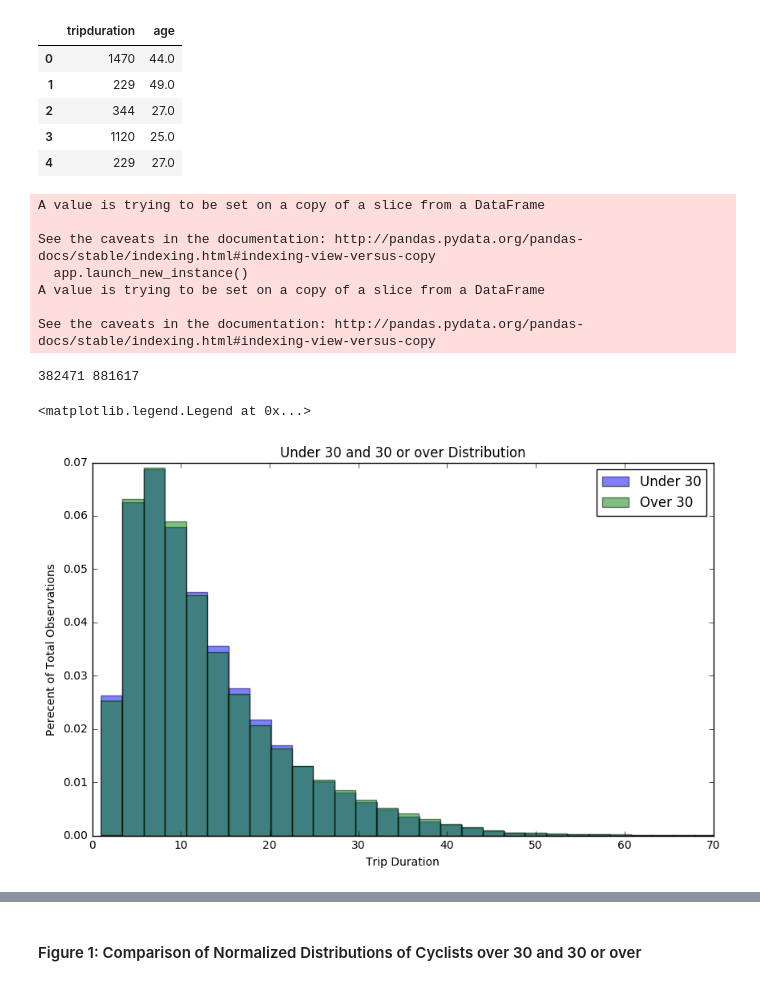
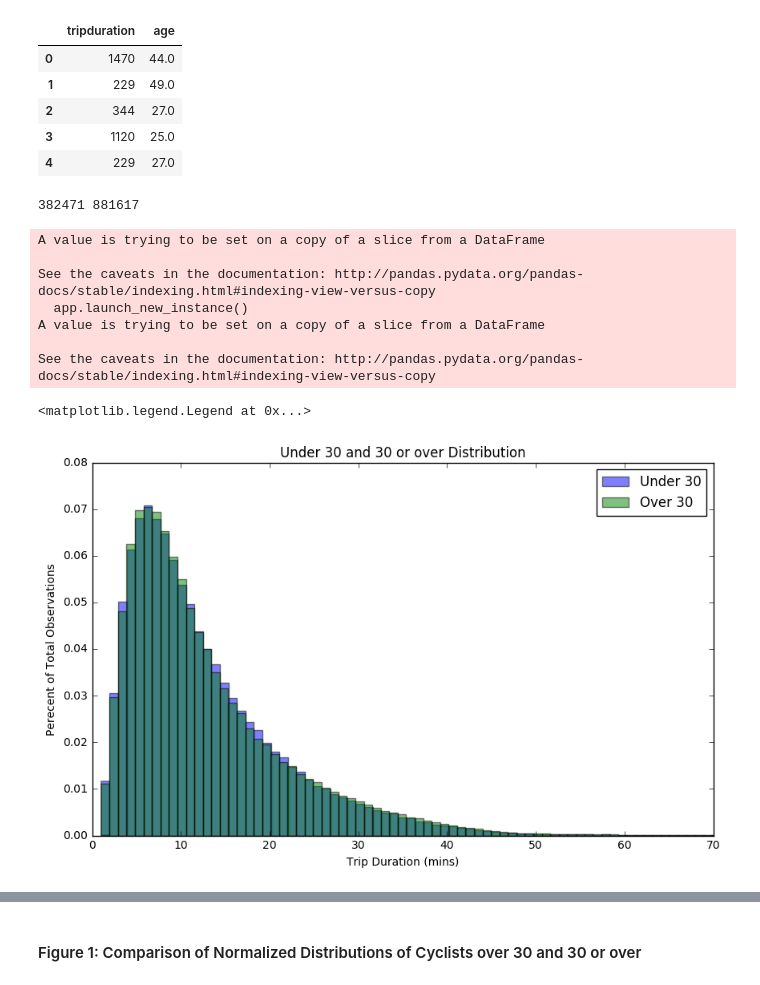
Before and after one commit to dfay88-zz/PUI2016_df1383, a Jupyter notebook: HW3_df1383/HW3_2_df1383.ipynb, the cells around one changed output, grey strips where cells are left out. Drawn from its saved outputs; the diff is of its cells as text; code cells hidden in the pictures.

```diff
--- a/HW3_df1383/HW3_2_df1383.ipynb
+++ b/HW3_df1383/HW3_2_df1383.ipynb
@@ -41,7 +43,7 @@ date = '201606'
 get_citibike_data(date)
 # %%
 # Read in CSV file into pandas dataframe and display top 10 rows
-df = pd.read_csv(date+'-citibike-tripdata.csv')
+df = pd.read_csv(os.getenv('PUIDATA') + '/' + date + '-citibike-tripdata.csv')
 df.head(5)
 # %% [output]
 |  | tripduration | starttime | stoptime | start station id | start station name | start station latitude | ... |
@@ -103,24 +105,24 @@ df_over30 = df_over30/60
 df_over30 = df_over30[df_over30['tripduration'] < 480]
 print (len(df_under30),len(df_over30))
 # %% [output]
-A value is trying to be set on a copy of a slice from a DataFrame
-
-See the caveats in the documentation: http://pandas.pydata.org/pandas-docs/stable/indexing.html#indexing-view-versus-copy
-  app.launch_new_instance()
-A value is trying to be set on a copy of a slice from a DataFrame
-
-See the caveats in the documentation: http://pandas.pydata.org/pandas-docs/stable/indexing.html#indexing-view-versus-copy
+382471 881617
-382471 881617
+A value is trying to be set on a copy of a slice from a DataFrame
+
+See the caveats in the documentation: http://pandas.pydata.org/pandas-docs/stable/indexing.html#indexing-view-versus-copy
+  app.launch_new_instance()
+A value is trying to be set on a copy of a slice from a DataFrame
+
+See the caveats in the documentation: http://pandas.pydata.org/pandas-docs/stable/indexing.html#indexing-view-versus-copy
 # %%
-# Plot Distribution of trip duration for riders under 30 and 30 and over
+# Plot Histogram of trip duration for riders under 30 and 30 and over
 plt.figure(figsize=(10,6))
-plt.hist(df_under30['tripduration'],bins=200,alpha=0.5 ,normed=True, label = 'Under 30')
-plt.hist(df_over30['tripduration'],bins=200,alpha=0.5, normed=True, label = 'Over 30')
+plt.hist(df_under30['tripduration'],bins=500,alpha=0.5,normed=True, label = 'Under 30')
+plt.hist(df_over30['tripduration'],bins=500,alpha=0.5, normed=True, label = 'Over 30')
 plt.xlim(0,70)
 plt.title('Under 30 and 30 or over Distribution')
 plt.ylabel('Perecent of Total Observations')
-plt.xlabel('Trip Duration')
+plt.xlabel('Trip Duration (mins)')
 plt.legend(loc='upper right')
 # %% [output]
 <matplotlib.legend.Legend at 0x...>
-[figure, old version]
+[figure, new version]
```
Also changed, not shown: parts of 2 cells of this notebook.
